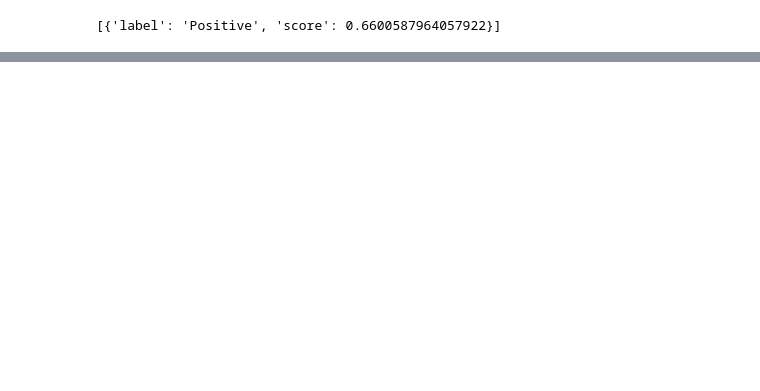
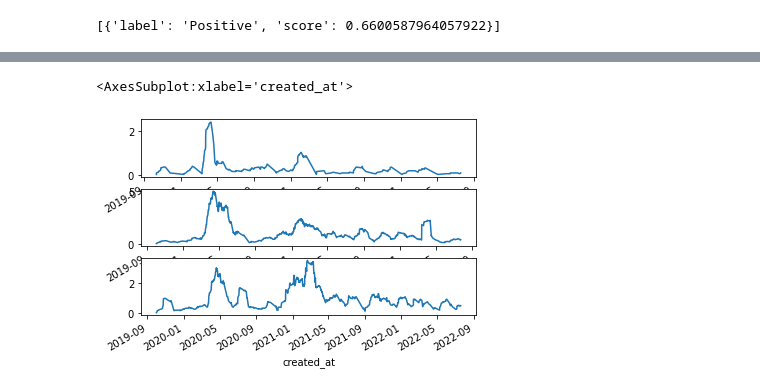
Before and after one commit to Iseratho/sicss-idea-6, a Jupyter notebook: extract_sentiment.ipynb, the cells around one changed output, grey strips where cells are left out. Saved outputs shown, nothing was run; the diff lists cells and outputs as text; code cells hidden in the pictures; blank space fills up the shorter version.

```diff
--- a/extract_sentiment.ipynb
+++ b/extract_sentiment.ipynb
@@ -111,0 +111,3 @@ sns.barplot(data=reshaped_no_neutral, x="split", y="percent", hue="sentiment",
+# %%
+grouped = tweets.set_index("created_at").sort_index().groupby("sentiment").rolling("30D").count().div(30)["text"]
+grouped#.plot()
@@ -111,0 +128,8 @@ sns.barplot(data=reshaped_no_neutral, x="split", y="percent", hue="sentiment",
+# %%
+f, a = plt.subplots(3,1)
+grouped.xs('Negative').plot(ax=a[0])
+grouped.xs('Neutral').plot(ax=a[1])
+grouped.xs('Positive').plot(ax=a[2])
+# %% [output]
+<AxesSubplot:xlabel='created_at'>
+[figure, added]
```
Also changed, not shown: parts of 10 cells of this notebook, 7 other files.
